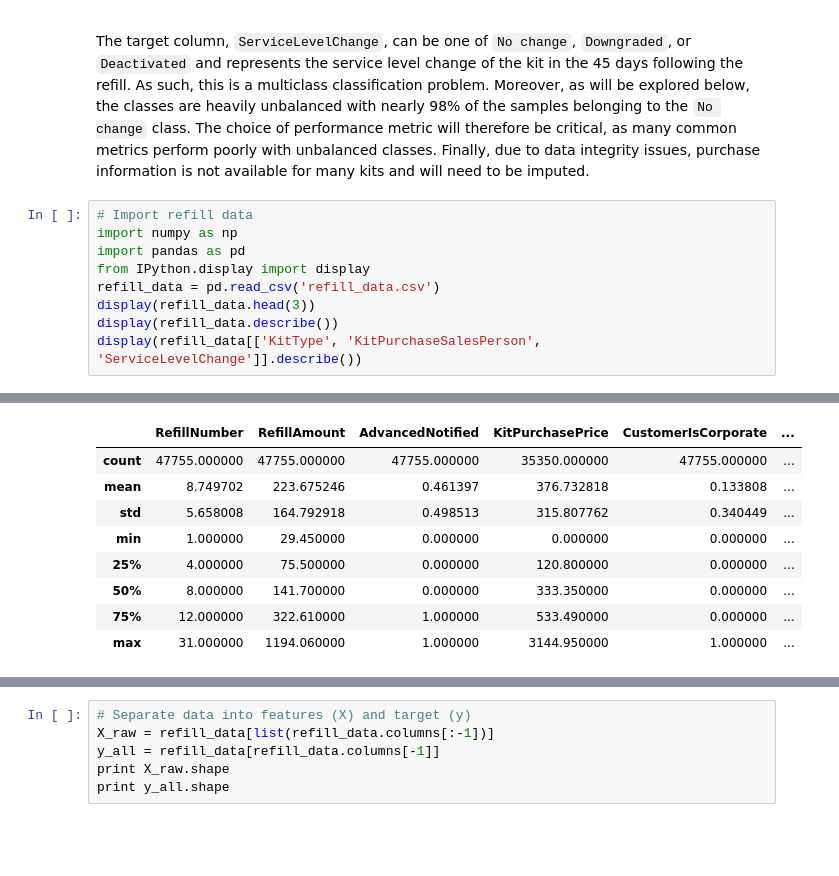
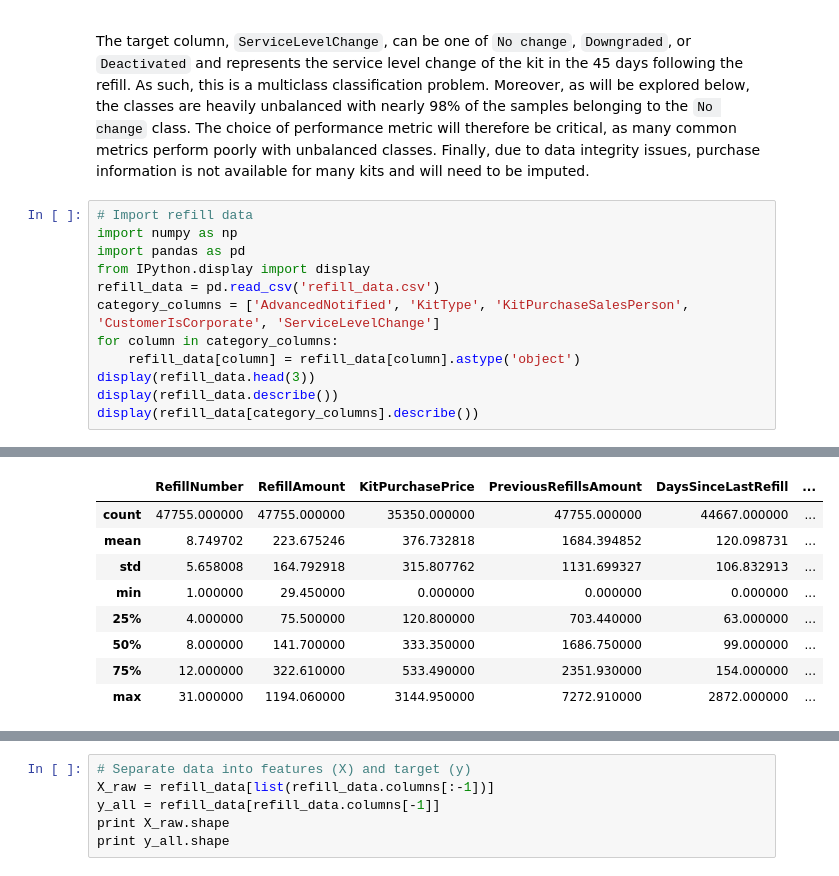
Before and after one commit to sjawhar/udacity-mlnd-capstone, a Jupyter notebook: kit_churn.ipynb, the cells around one changed output, grey strips where cells are left out. Cells and saved outputs as stored; diff of their text form; blank space fills up the shorter version.

```diff
--- a/kit_churn.ipynb
+++ b/kit_churn.ipynb
@@ -21,23 +21,26 @@ The target column, `ServiceLevelChange`, can be one of `No change`, `Downgraded`
 # %%
 # Import refill data
 import numpy as np
 import pandas as pd
 from IPython.display import display
 refill_data = pd.read_csv('refill_data.csv')
+category_columns = ['AdvancedNotified', 'KitType', 'KitPurchaseSalesPerson', 'CustomerIsCorporate', 'ServiceLevelChange']
+for column in category_columns:
+    refill_data[column] = refill_data[column].astype('object')
 display(refill_data.head(3))
 display(refill_data.describe())
-display(refill_data[['KitType', 'KitPurchaseSalesPerson', 'ServiceLevelChange']].describe())
+display(refill_data[category_columns].describe())
 # %% [output]
 |  | RefillNumber | RefillAmount | AdvancedNotified | KitType | KitPurchasePrice | KitPurchaseSalesPerson | ... |
 | 0 | 18 | 255.5 | 1 | G | NaN | NaN | ... |
 | 1 | 23 | 323.4 | 1 | K | NaN | NaN | ... |
 | 2 | 18 | 336.8 | 0 | G | NaN | NaN | ... |
-|  | RefillNumber | RefillAmount | AdvancedNotified | KitPurchasePrice | CustomerIsCorporate | ... |
-| count | 47755.000000 | 47755.000000 | 47755.000000 | 35350.000000 | 47755.000000 | ... |
-| mean | 8.749702 | 223.675246 | 0.461397 | 376.732818 | 0.133808 | ... |
-| std | 5.658008 | 164.792918 | 0.498513 | 315.807762 | 0.340449 | ... |
+|  | RefillNumber | RefillAmount | KitPurchasePrice | PreviousRefillsAmount | DaysSinceLastRefill | ... |
+| count | 47755.000000 | 47755.000000 | 35350.000000 | 47755.000000 | 44667.000000 | ... |
+| mean | 8.749702 | 223.675246 | 376.732818 | 1684.394852 | 120.098731 | ... |
+| std | 5.658008 | 164.792918 | 315.807762 | 1131.699327 | 106.832913 | ... |
 | min | 1.000000 | 29.450000 | 0.000000 | 0.000000 | 0.000000 | ... |
-| 25% | 4.000000 | 75.500000 | 0.000000 | 120.800000 | 0.000000 | ... |
-| 50% | 8.000000 | 141.700000 | 0.000000 | 333.350000 | 0.000000 | ... |
-| 75% | 12.000000 | 322.610000 | 1.000000 | 533.490000 | 0.000000 | ... |
-| max | 31.000000 | 1194.060000 | 1.000000 | 3144.950000 | 1.000000 | ... |
+| 25% | 4.000000 | 75.500000 | 120.800000 | 703.440000 | 63.000000 | ... |
+| 50% | 8.000000 | 141.700000 | 333.350000 | 1686.750000 | 99.000000 | ... |
+| 75% | 12.000000 | 322.610000 | 533.490000 | 2351.930000 | 154.000000 | ... |
+| max | 31.000000 | 1194.060000 | 3144.950000 | 7272.910000 | 2872.000000 | ... |
```
Also changed, not shown: parts of 4 cells of this notebook.
